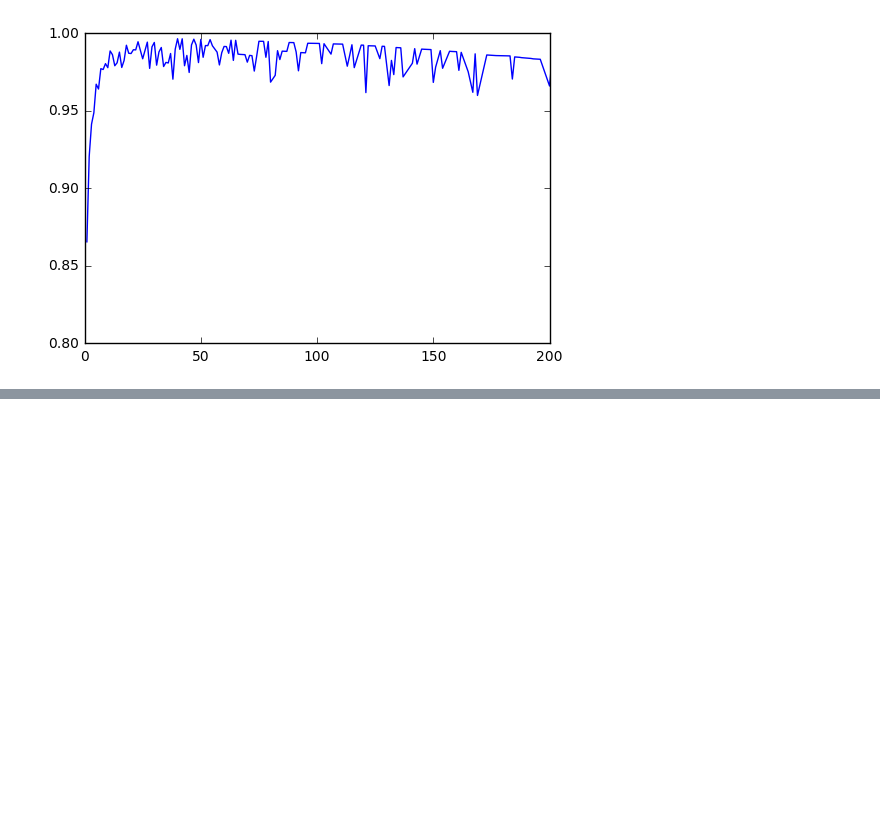
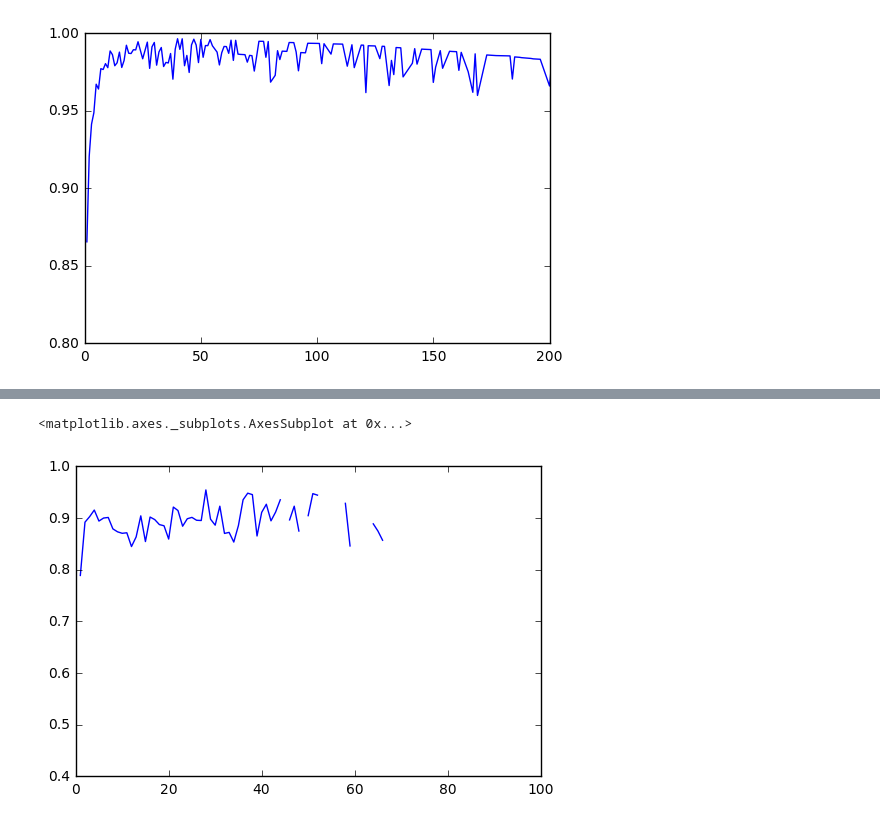
Before and after one commit to jlorince/MusicForaging, a Jupyter notebook: notebooks/Coherency-Maximzing.ipynb, the cells around one changed output, grey strips where cells are left out. Saved outputs shown, nothing was run; the diff lists cells and outputs as text; code cells hidden in the pictures; blank space fills up the shorter version.

Commit message:
switch based explore cm

```diff
--- a/notebooks/Coherency-Maximzing.ipynb
+++ b/notebooks/Coherency-Maximzing.ipynb
@@ -284,0 +264,19 @@ Name: song_id, dtype: int64
+# %%
+explore = []
+last = None
+for a in df.artist_id:
+    if a == last:
+        explore.append(0)
+    else:
+        explore.append(1)
+    last = a
+df['explore'] = explore
+df['explore_block'] = df['explore'].cumsum()
+# %%
+exploit_streaks = df[df.explore==0].groupby('explore_block').song_id.count().value_counts().sort_index()
+cumulative = exploit_streaks[::-1].cumsum()[::-1]
+max_idx = 1000
+(cumulative.shift(-1)/cumulative.astype(float)).reindex(range(1,max_idx+1),fill_value=np.nan).plot(xlim=(0,100))
+# %% [output]
+<matplotlib.axes._subplots.AxesSubplot at 0x...>
+[figure, added]
```
Also changed, not shown: parts of 4 cells of this notebook, 1 other file.
